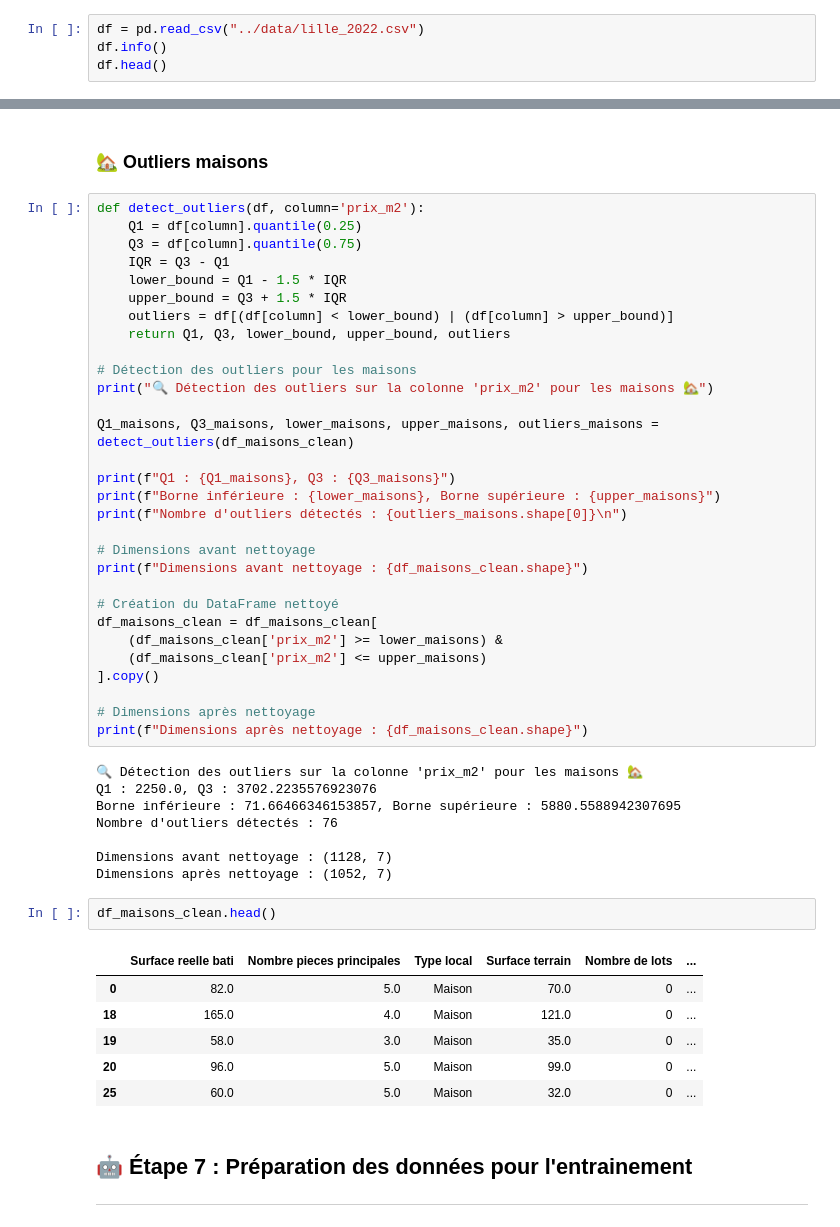
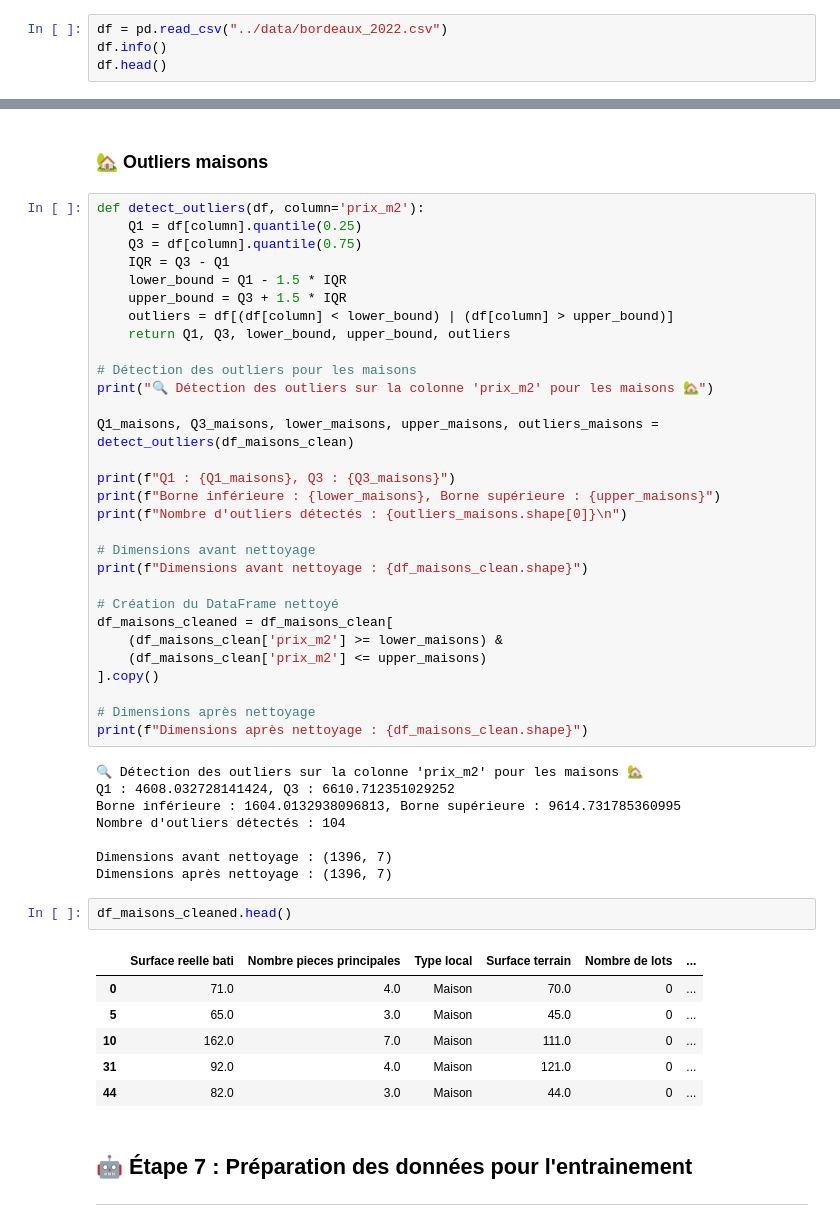
Before and after one commit to amina-abddm/FastAPI_IA_Immobilier, a Jupyter notebook: notebooks/phase_2_bordeaux.ipynb, the cells around one changed output, grey strips where cells are left out. Drawn from its saved outputs; the diff is of its cells as text.

```diff
--- a/notebooks/phase_2_bordeaux.ipynb
+++ b/notebooks/phase_2_bordeaux.ipynb
@@ -16,7 +16,7 @@ print(os.getcwd())
 # %% [output]
 /Users/aminaabdm/Desktop/FastAPI_IA_Immobilier/notebooks
 # %%
-df = pd.read_csv("../data/lille_2022.csv")
+df = pd.read_csv("../data/bordeaux_2022.csv")
 df.info()
 df.head()
 # %% [output]
@@ -298,7 +299,7 @@ print(f"Nombre d'outliers détectés : {outliers_maisons.shape[0]}\n")
 print(f"Dimensions avant nettoyage : {df_maisons_clean.shape}")
 
 # Création du DataFrame nettoyé
-df_maisons_clean = df_maisons_clean[
+df_maisons_cleaned = df_maisons_clean[
     (df_maisons_clean['prix_m2'] >= lower_maisons) &
     (df_maisons_clean['prix_m2'] <= upper_maisons)
 ].copy()
@@ -307,21 +308,21 @@ df_maisons_clean = df_maisons_clean[
 print(f"Dimensions après nettoyage : {df_maisons_clean.shape}")
 # %% [output]
 🔍 Détection des outliers sur la colonne 'prix_m2' pour les maisons 🏡
-Q1 : 2250.0, Q3 : 3702.2235576923076
-Borne inférieure : 71.66466346153857, Borne supérieure : 5880.5588942307695
-Nombre d'outliers détectés : 76
+Q1 : 4608.032728141424, Q3 : 6610.712351029252
+Borne inférieure : 1604.0132938096813, Borne supérieure : 9614.731785360995
+Nombre d'outliers détectés : 104
 
-Dimensions avant nettoyage : (1128, 7)
-Dimensions après nettoyage : (1052, 7)
+Dimensions avant nettoyage : (1396, 7)
+Dimensions après nettoyage : (1396, 7)
 # %%
-df_maisons_clean.head()
+df_maisons_cleaned.head()
 # %% [output]
 |  | Surface reelle bati | Nombre pieces principales | Type local | Surface terrain | Nombre de lots | ... |
-| 0 | 82.0 | 5.0 | Maison | 70.0 | 0 | ... |
-| 18 | 165.0 | 4.0 | Maison | 121.0 | 0 | ... |
-| 19 | 58.0 | 3.0 | Maison | 35.0 | 0 | ... |
-| 20 | 96.0 | 5.0 | Maison | 99.0 | 0 | ... |
-| 25 | 60.0 | 5.0 | Maison | 32.0 | 0 | ... |
+| 0 | 71.0 | 4.0 | Maison | 70.0 | 0 | ... |
+| 5 | 65.0 | 3.0 | Maison | 45.0 | 0 | ... |
+| 10 | 162.0 | 7.0 | Maison | 111.0 | 0 | ... |
+| 31 | 92.0 | 4.0 | Maison | 121.0 | 0 | ... |
+| 44 | 82.0 | 3.0 | Maison | 44.0 | 0 | ... |
 # %% [markdown]
 ## 🤖 Étape 7 : Préparation des données pour l'entrainement
 ---
```
Also changed, not shown: parts of 68 cells of this notebook.
